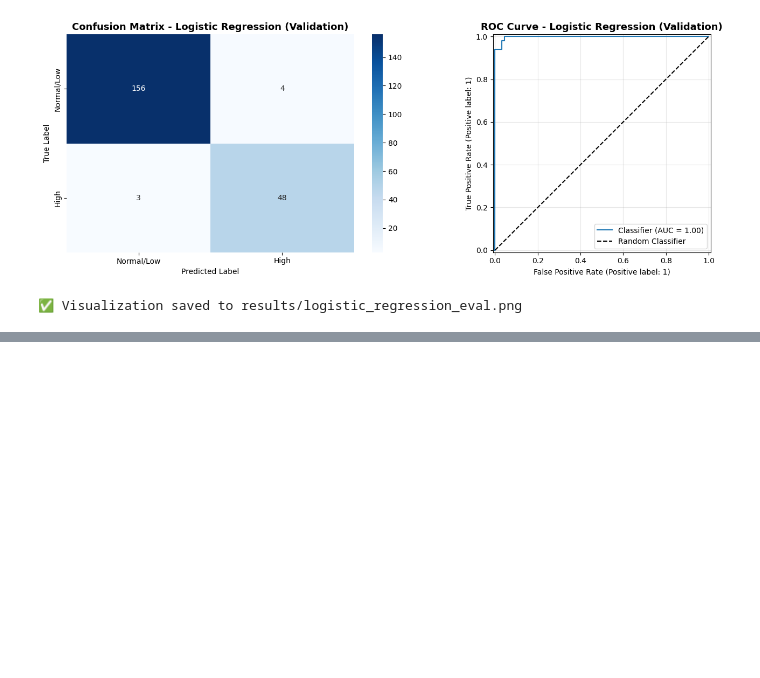
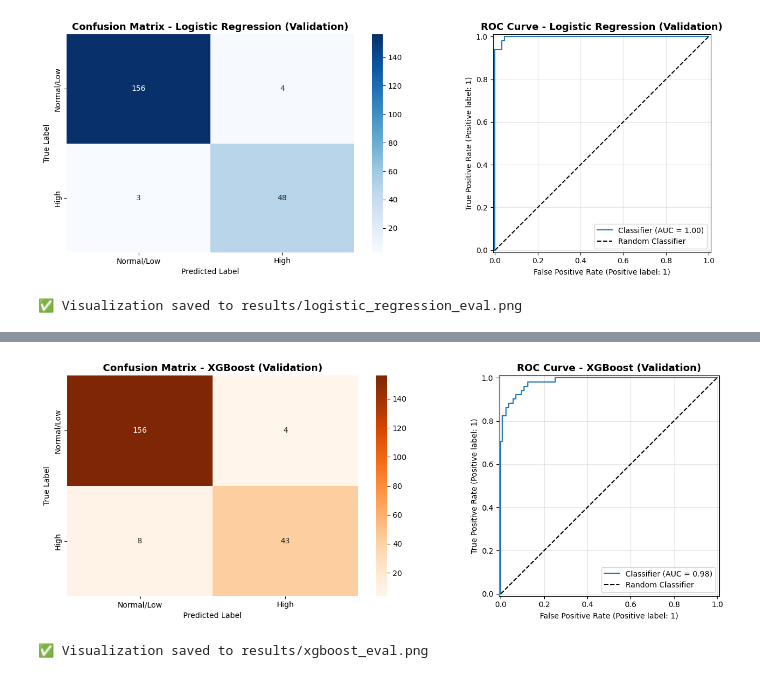
Before and after one commit to KostasPapadogiannis/energy-consumption-mining, a Jupyter notebook: notebooks/modeling.ipynb, the cells around one changed output, grey strips where cells are left out. Saved outputs shown, nothing was run; the diff lists cells and outputs as text; code cells hidden in the pictures; blank space fills up the shorter version.

```diff
--- a/notebooks/modeling.ipynb
+++ b/notebooks/modeling.ipynb
@@ -444,0 +670,20 @@ print('✅ Visualization saved to results/logistic_regression_eval.png')
+# %%
+# Προβλέψεις
+y_train_pred_xgb = xgb_pipeline.predict(X_train)
+y_val_pred_xgb = xgb_pipeline.predict(X_val)
+y_test_pred_xgb = xgb_pipeline.predict(X_test)
+
+# Probabilities
+y_train_proba_xgb = xgb_pipeline.predict_proba(X_train)[:, 1]
+y_val_proba_xgb = xgb_pipeline.predict_proba(X_val)[:, 1]
+y_test_proba_xgb = xgb_pipeline.predict_proba(X_test)[:, 1]
+
+print('='*70)
+print('XGBOOST - EVALUATION')
+print('='*70)
+
+xgb_train_metrics = evaluate_model(y_train_aligned, y_train_pred_xgb, y_train_proba_xgb, 'Train')
+xgb_val_metrics = evaluate_model(y_val_aligned, y_val_pred_xgb, y_val_proba_xgb, 'Validation')
+xgb_test_metrics = evaluate_model(y_test_aligned, y_test_pred_xgb, y_test_proba_xgb, 'Test')
+
+print('\n' + '='*70)
@@ -444,0 +724,28 @@ print('✅ Visualization saved to results/logistic_regression_eval.png')
+# %%
+# Visualization
+fig, axes = plt.subplots(1, 2, figsize=(14, 5))
+
+# Confusion Matrix
+cm = confusion_matrix(y_val_aligned, y_val_pred_xgb)
+sns.heatmap(cm, annot=True, fmt='d', cmap='Oranges', ax=axes[0],
+            xticklabels=['Normal/Low', 'High'],
+            yticklabels=['Normal/Low', 'High'])
+axes[0].set_title('Confusion Matrix - XGBoost (Validation)', fontsize=13, fontweight='bold')
+axes[0].set_xlabel('Predicted Label')
+axes[0].set_ylabel('True Label')
+
+# ROC Curve
+RocCurveDisplay.from_predictions(y_val_aligned, y_val_proba_xgb, ax=axes[1])
+axes[1].plot([0, 1], [0, 1], 'k--', label='Random Classifier')
+axes[1].set_title('ROC Curve - XGBoost (Validation)', fontsize=13, fontweight='bold')
+axes[1].legend()
+axes[1].grid(alpha=0.3)
+
+plt.tight_layout()
+plt.savefig(RESULTS_DIR / 'xgboost_eval.png', dpi=300, bbox_inches='tight')
+plt.show()
+
+print('✅ Visualization saved to results/xgboost_eval.png')
+# %% [output]
+[figure, added]
+✅ Visualization saved to results/xgboost_eval.png
```
Also changed, not shown: parts of 15 cells of this notebook, 6 other files.
